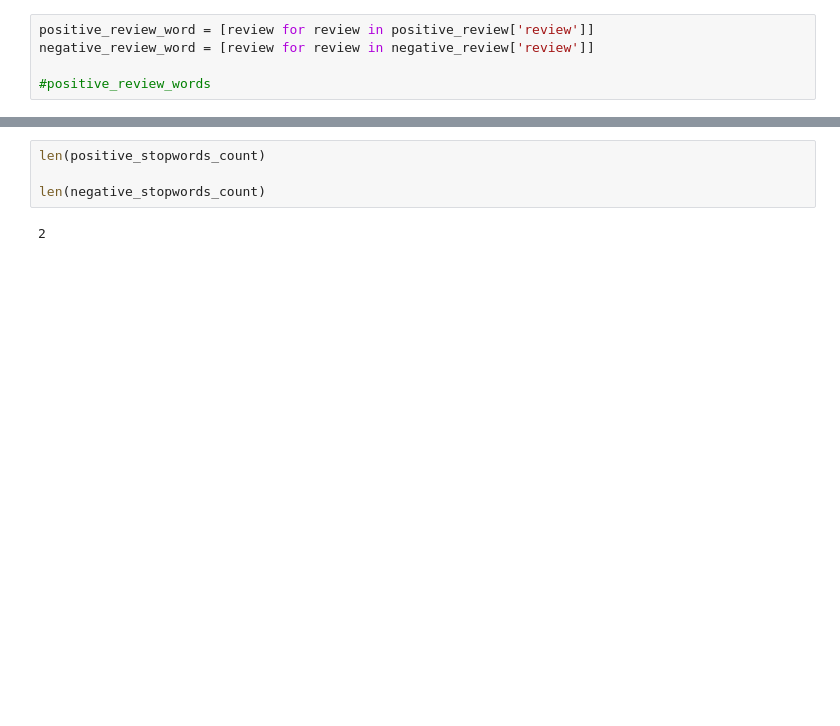
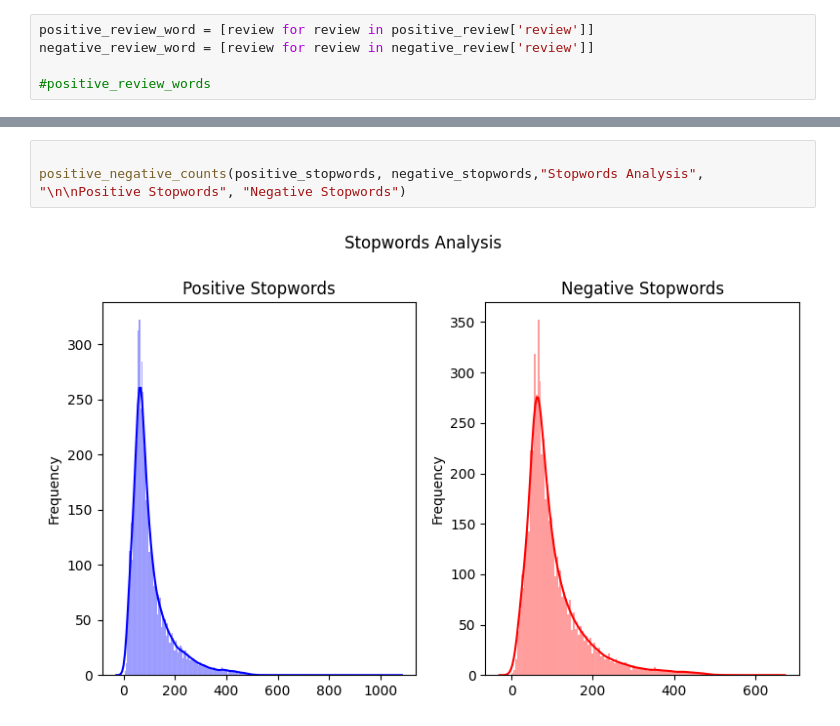
Before and after one commit to ifuu16/Movie_Sentiment_Analysis, a Jupyter notebook: data_preprocessing.ipynb, the cells around one changed output, grey strips where cells are left out. Drawn from its saved outputs; the diff is of its cells as text; blank space fills up the shorter version.

```diff
--- a/data_preprocessing.ipynb
+++ b/data_preprocessing.ipynb
@@ -138,6 +136,5 @@ len(negative_punctuation_count)
 # %%
-len(positive_stopwords_count)
 
-len(negative_stopwords_count)
+positive_negative_counts(positive_stopwords, negative_stopwords,"Stopwords Analysis",  "\n\nPositive Stopwords", "Negative Stopwords")
 # %% [output]
-2
+[figure, added]
```
Also changed, not shown: parts of 5 cells of this notebook.
